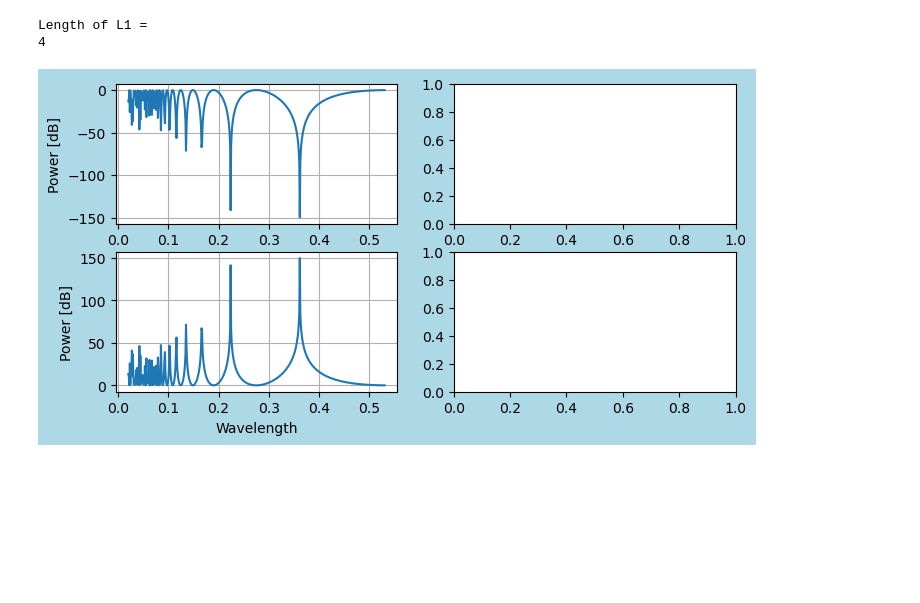
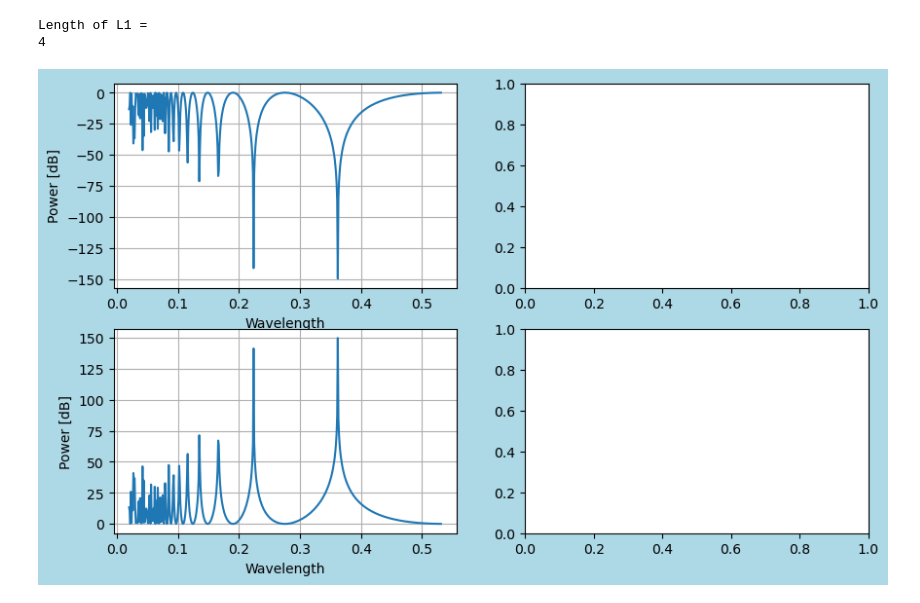
Before and after one commit to tacticstactics/Optical_thin_film_coating, a Jupyter notebook: Antireflection_1/Antireflection_main.ipynb, the cells around one changed output. Saved outputs shown, nothing was run; the diff lists cells and outputs as text; code cells hidden in the pictures; blank space fills up the shorter version.

```diff
--- a/Antireflection_1/Antireflection_main.ipynb
+++ b/Antireflection_1/Antireflection_main.ipynb
@@ -32,12 +32,11 @@ def transfermatrix(wl, n_name, th1):
     return TM_intermedate
 
 
- # thin_AR_func.m
- # L -> 0;	H ->	1;
-
- #function [wlcol,dBTcol,dBRcol] = ...
- #   thin_AR_func(startwl,stepwl,centerwl,mm,layer,thkpara);
- #global c;
+# thin_AR_func.m
+# L -> 0;	H ->	1;
+#function [wlcol,dBTcol,dBRcol] = ...
+#   thin_AR_func(startwl,stepwl,centerwl,mm,layer,thkpara);
+#global c;
 
 startwl = 0.02 # [um]
 stepwl = 0.001 # [um]
@@ -53,10 +52,8 @@ print('Length of L1 = ')
 print(len_layer1)
 
 wlcol= np.zeros(mm)
-
 P1col=np.zeros(mm)
 P2col=np.zeros(mm)
-
 P1dBcol=np.zeros(mm)
 P2dBcol=np.zeros(mm)
 
@@ -90,19 +87,15 @@ for ii in range(mm):
     detTMout = np.linalg.det(TMout)
     #print("det = ", detTMout)
 
-
     m11 = TMout[0,0]
     m12 = TMout[0,1]
     m21 = TMout[1,0]
     m22 = TMout[1,1]
 
-
     s12 = 1/m22
-
 
     P1 = np.abs(s12)**2
     P2 = P1
-
 
     P1col[ii] = P1
     P2col[ii] = P2
@@ -113,34 +106,33 @@ for ii in range(mm):
     #P1_Phase = np.angle(Eout3_x)
     #P1_phasecol[ii] = P1_Phase
 
-
     #outer loop ended
 
 
-fig = plt.figure(figsize = (8,4), facecolor='lightblue')
+fig = plt.figure(figsize = (10,6), facecolor='lightblue')
 ax1 = fig.add_subplot(2, 2, 1)
 ax2 = fig.add_subplot(2, 2, 2)
 ax3 = fig.add_subplot(2, 2, 3)
 ax4 = fig.add_subplot(2, 2, 4)
 
 
 ax1.plot(wlcol,P1dBcol)
 ax1.set_xlabel("Wavelength")
 ax1.set_ylabel("Power [dB]")
 ax1.grid()
 #ax1.set_ylim(0,1)
 
 
 
 ax3.plot(wlcol,P2dBcol)
 ax3.grid()
 ax3.set_xlabel("Wavelength")
 ax3.set_ylabel("Power [dB]")
 #ax2.set_ylim(0,1)
 
 plt.show()
 # %% [output]
 Length of L1 =
 4
-[figure, old version]
+[figure, new version]
 # %%
```
Also changed, not shown: parts of 1 cell of this notebook.
